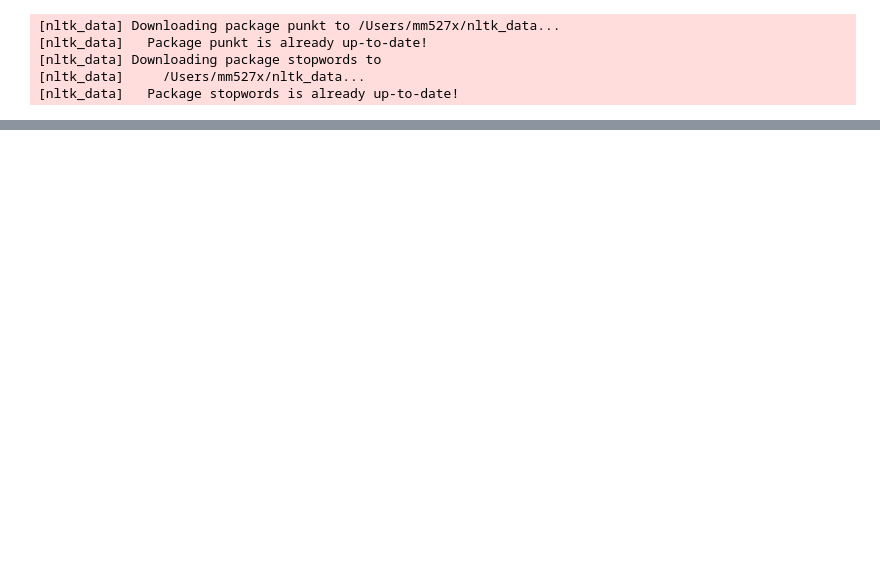
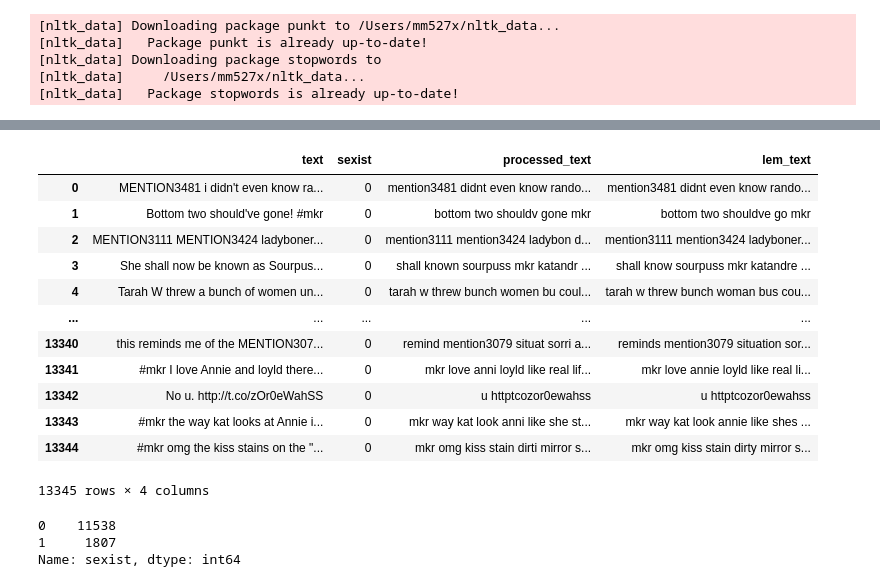
Before and after one commit to mathildemariemonge/IronMathildeLabs, a Jupyter notebook: Final Project/Call me out_workbook.ipynb, the cells around one changed output, grey strips where cells are left out. Drawn from its saved outputs; the diff is of its cells as text; code cells hidden in the pictures; blank space fills up the shorter version.

```diff
--- a/Final Project/Call me out_workbook.ipynb
+++ b/Final Project/Call me out_workbook.ipynb
@@ -149,0 +207,22 @@ df
+# %%
+processed_df
+# %% [output]
+|  | text | sexist | processed_text | lem_text |
+| 0 | MENTION3481 i didn't even know ra... | 0 | mention3481 didnt even know rando... | mention3481 didnt even know rando... |
+| 1 | Bottom two should've gone! #mkr | 0 | bottom two shouldv gone mkr | bottom two shouldve go mkr |
+| 2 | MENTION3111 MENTION3424 ladyboner... | 0 | mention3111 mention3424 ladybon d... | mention3111 mention3424 ladyboner... |
+| 3 | She shall now be known as Sourpus... | 0 | shall known sourpuss mkr katandr ... | shall know sourpuss mkr katandre ... |
+| 4 | Tarah W threw a bunch of women un... | 0 | tarah w threw bunch women bu coul... | tarah w threw bunch woman bus cou... |
+| ... | ... | ... | ... | ... |
+| 13340 | this reminds me of the MENTION307... | 0 | remind mention3079 situat sorri a... | reminds mention3079 situation sor... |
+| 13341 | #mkr I love Annie and loyld there... | 0 | mkr love anni loyld like real lif... | mkr love annie loyld like real li... |
+| 13342 | No u. http://t.co/zOr0eWahSS | 0 | u httptcozor0ewahss | u httptcozor0ewahss |
+| 13343 | #mkr the way kat looks at Annie i... | 0 | mkr way kat look anni like she st... | mkr way kat look annie like shes ... |
+| 13344 | #mkr omg the kiss stains on the "... | 0 | mkr omg kiss stain dirti mirror s... | mkr omg kiss stain dirty mirror s... |
+13345 rows × 4 columns
+# %%
+print(processed_df['sexist'].value_counts())
+# %% [output]
+0    11538
+1     1807
+Name: sexist, dtype: int64
```
Also changed, not shown: parts of 30 cells of this notebook, 2 other files.
